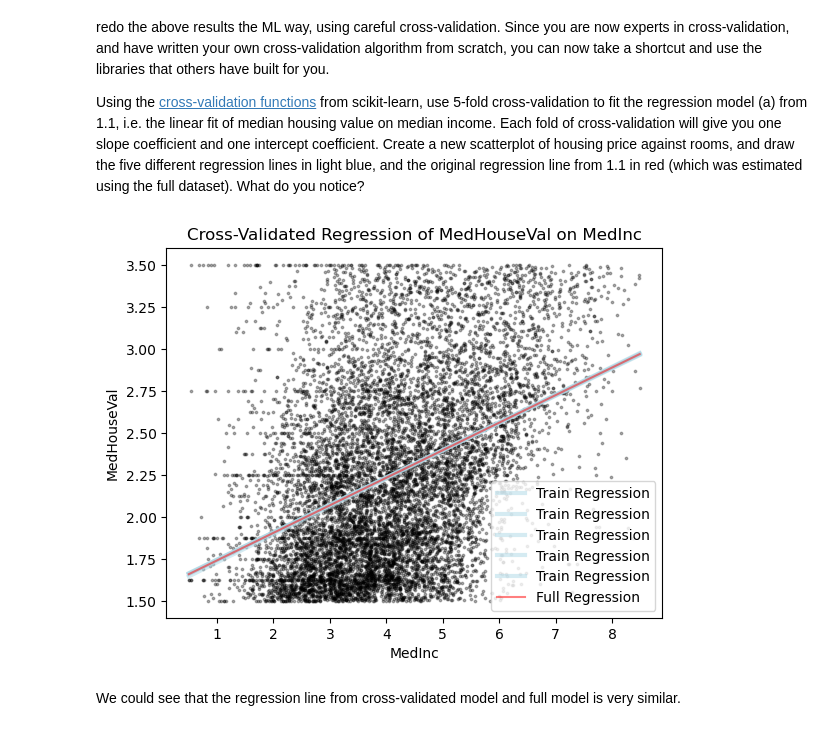
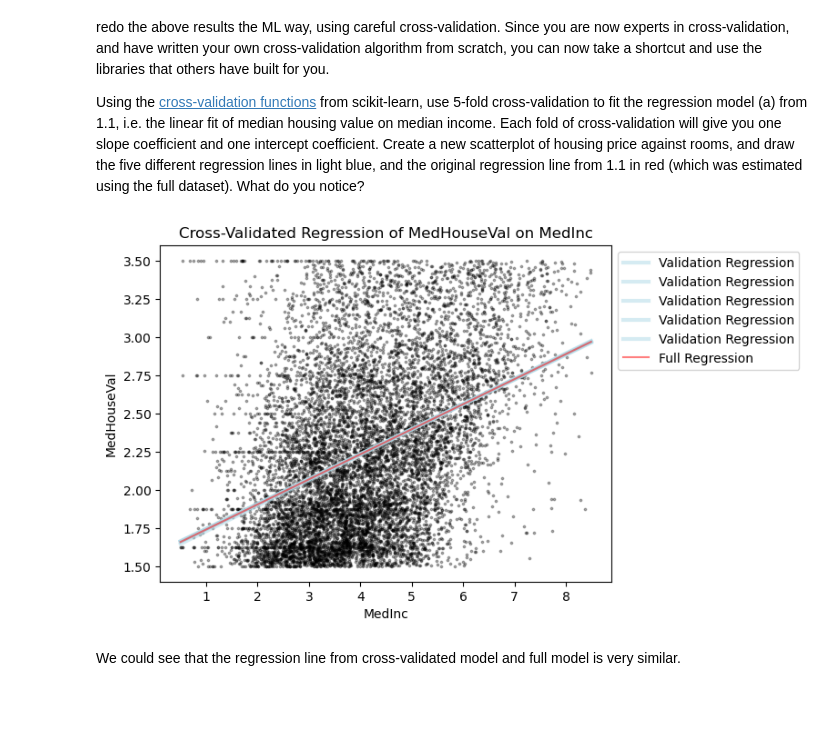
Before and after one commit to yilinn-117/INFO251, a Jupyter notebook: PS/Ni_Yilin_PS4.ipynb, the cells around one changed output. Drawn from its saved outputs; the diff is of its cells as text; code cells hidden in the pictures; blank space fills up the shorter version.

```diff
--- a/PS/Ni_Yilin_PS4.ipynb
+++ b/PS/Ni_Yilin_PS4.ipynb
@@ -104,29 +109,29 @@ Using the [cross-validation functions](http://scikit-learn.org/stable/modules/cr
 # %%
 from sklearn.model_selection import KFold
 
 plt.scatter(cal_df['MedInc'], cal_df['MedHouseVal'], color = 'black', s = 3, alpha = 0.3)
 
 plt.title('Cross-Validated Regression of MedHouseVal on MedInc')
 plt.xlabel('MedInc')
 plt.ylabel('MedHouseVal')
 
 kf = KFold(n_splits=5)
 
 for train, test in kf.split(cal_df['MedInc'].values.reshape(-1,1)):
     reg_temp = LinearRegression().fit(cal_df['MedInc'].values.reshape(-1,1)[train], cal_df['MedHouseVal'][train])
 
     reg_pred_temp = reg_temp.predict(x_range)
 
-    plt.plot(x_range, reg_pred_temp, color='lightblue', label='Train Regression', lw = 3, alpha = 0.5)
+    plt.plot(x_range, reg_pred_temp, color='lightblue', label='Validation Regression', lw = 3, alpha = 0.5)
 
 
 
 plt.plot(x_range, reg_pred, color='red', label='Full Regression', alpha = 0.5)
 
-plt.legend()
+plt.legend(bbox_to_anchor = (1, 1))
 plt.show()
 # %% [output]
-[figure, old version]
+[figure, new version]
 # %% [markdown]
 We could see that the regression line from cross-validated model and full model is very similar.
 # %% [markdown]
```
Also changed, not shown: parts of 58 cells of this notebook.
